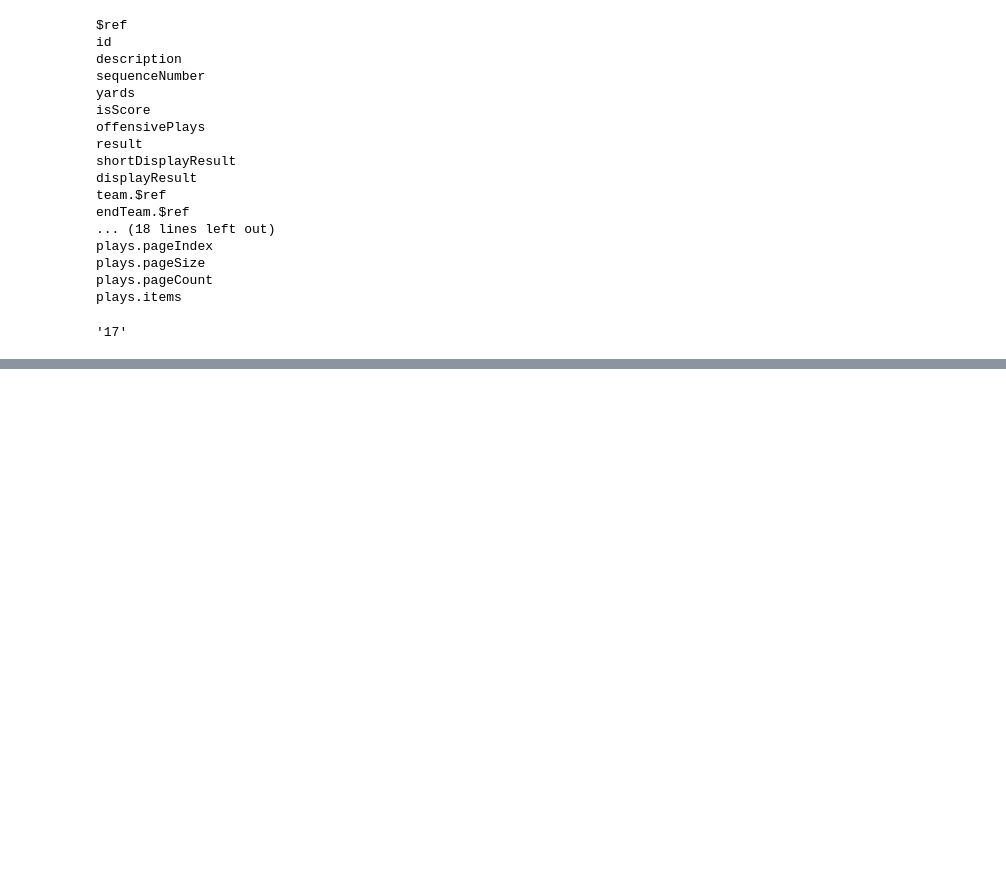
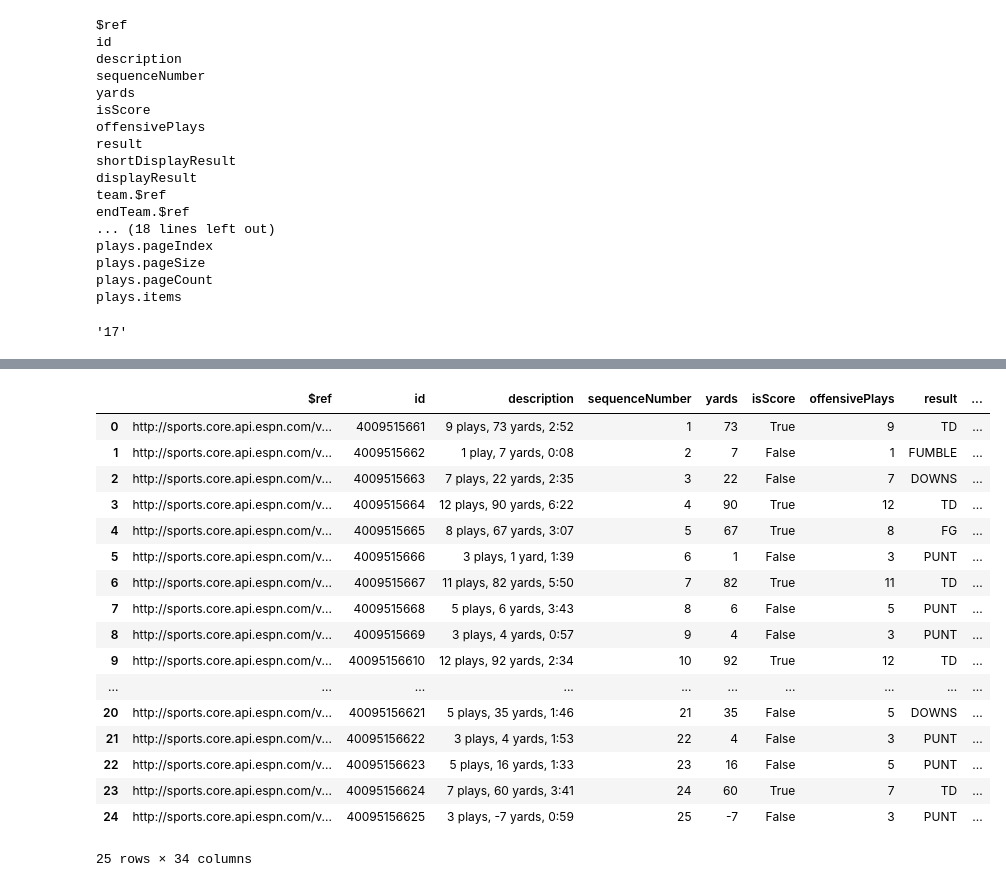
Before and after one commit to michel-wue/Seminar, a Jupyter notebook: Data.ipynb, the cells around one changed output, grey strips where cells are left out. Cells and saved outputs as stored; diff of their text form; code cells hidden in the pictures; blank space fills up the shorter version.

```diff
--- a/Data.ipynb
+++ b/Data.ipynb
@@ -150,0 +203,21 @@ TD_Away
+# %%
+drive_df
+# %% [output]
+|  | $ref | id | description | sequenceNumber | yards | isScore | offensivePlays | result | ... |
+| 0 | http://sports.core.api.espn.com/v... | 4009515661 | 9 plays, 73 yards, 2:52 | 1 | 73 | True | 9 | TD | ... |
+| 1 | http://sports.core.api.espn.com/v... | 4009515662 | 1 play, 7 yards, 0:08 | 2 | 7 | False | 1 | FUMBLE | ... |
+| 2 | http://sports.core.api.espn.com/v... | 4009515663 | 7 plays, 22 yards, 2:35 | 3 | 22 | False | 7 | DOWNS | ... |
+| 3 | http://sports.core.api.espn.com/v... | 4009515664 | 12 plays, 90 yards, 6:22 | 4 | 90 | True | 12 | TD | ... |
+| 4 | http://sports.core.api.espn.com/v... | 4009515665 | 8 plays, 67 yards, 3:07 | 5 | 67 | True | 8 | FG | ... |
+| 5 | http://sports.core.api.espn.com/v... | 4009515666 | 3 plays, 1 yard, 1:39 | 6 | 1 | False | 3 | PUNT | ... |
+| 6 | http://sports.core.api.espn.com/v... | 4009515667 | 11 plays, 82 yards, 5:50 | 7 | 82 | True | 11 | TD | ... |
+| 7 | http://sports.core.api.espn.com/v... | 4009515668 | 5 plays, 6 yards, 3:43 | 8 | 6 | False | 5 | PUNT | ... |
+| 8 | http://sports.core.api.espn.com/v... | 4009515669 | 3 plays, 4 yards, 0:57 | 9 | 4 | False | 3 | PUNT | ... |
+| 9 | http://sports.core.api.espn.com/v... | 40095156610 | 12 plays, 92 yards, 2:34 | 10 | 92 | True | 12 | TD | ... |
+| ... | ... | ... | ... | ... | ... | ... | ... | ... | ... |
+| 20 | http://sports.core.api.espn.com/v... | 40095156621 | 5 plays, 35 yards, 1:46 | 21 | 35 | False | 5 | DOWNS | ... |
+| 21 | http://sports.core.api.espn.com/v... | 40095156622 | 3 plays, 4 yards, 1:53 | 22 | 4 | False | 3 | PUNT | ... |
+| 22 | http://sports.core.api.espn.com/v... | 40095156623 | 5 plays, 16 yards, 1:33 | 23 | 16 | False | 5 | PUNT | ... |
+| 23 | http://sports.core.api.espn.com/v... | 40095156624 | 7 plays, 60 yards, 3:41 | 24 | 60 | True | 7 | TD | ... |
+| 24 | http://sports.core.api.espn.com/v... | 40095156625 | 3 plays, -7 yards, 0:59 | 25 | -7 | False | 3 | PUNT | ... |
+25 rows × 34 columns
```
Also changed, not shown: parts of 8 cells of this notebook.
